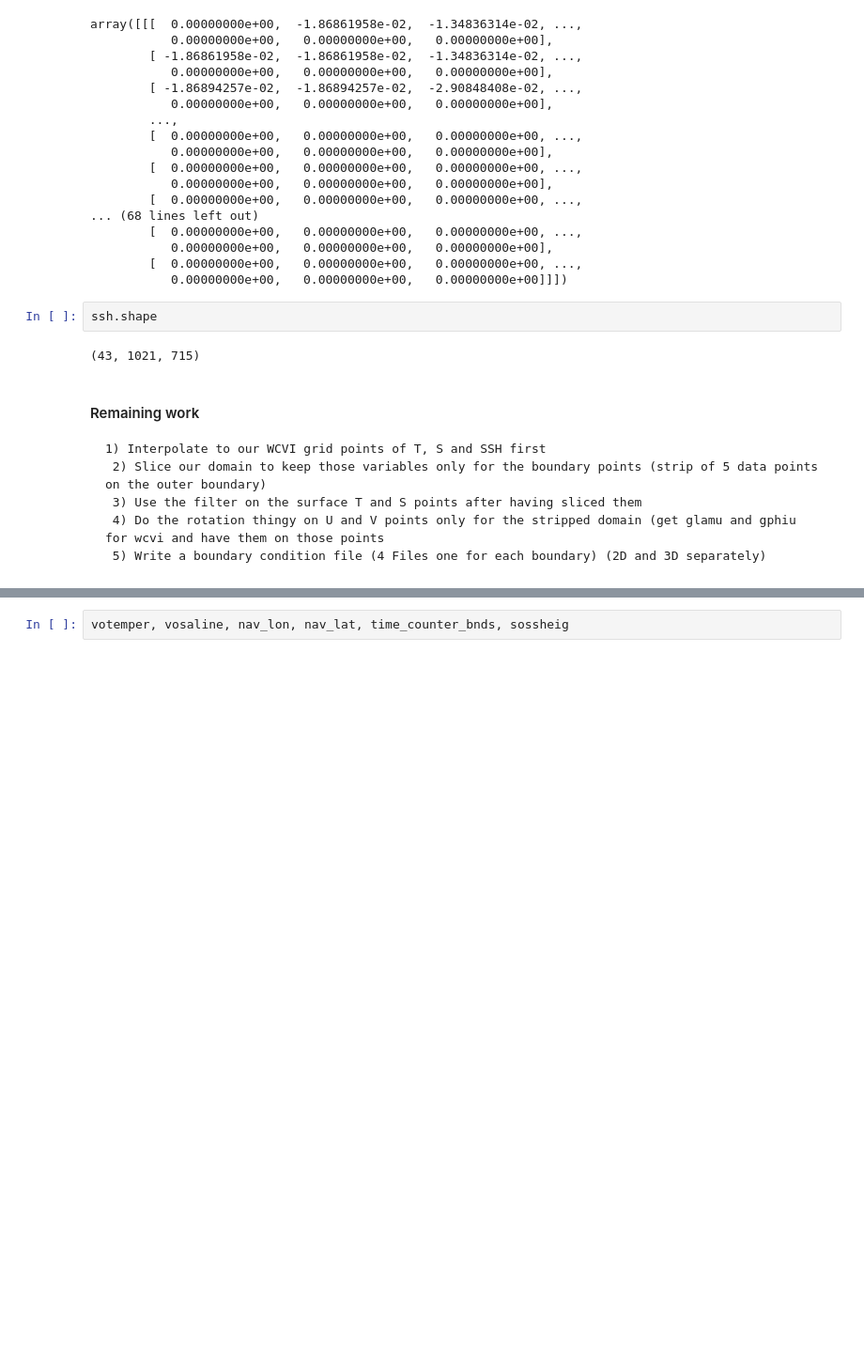
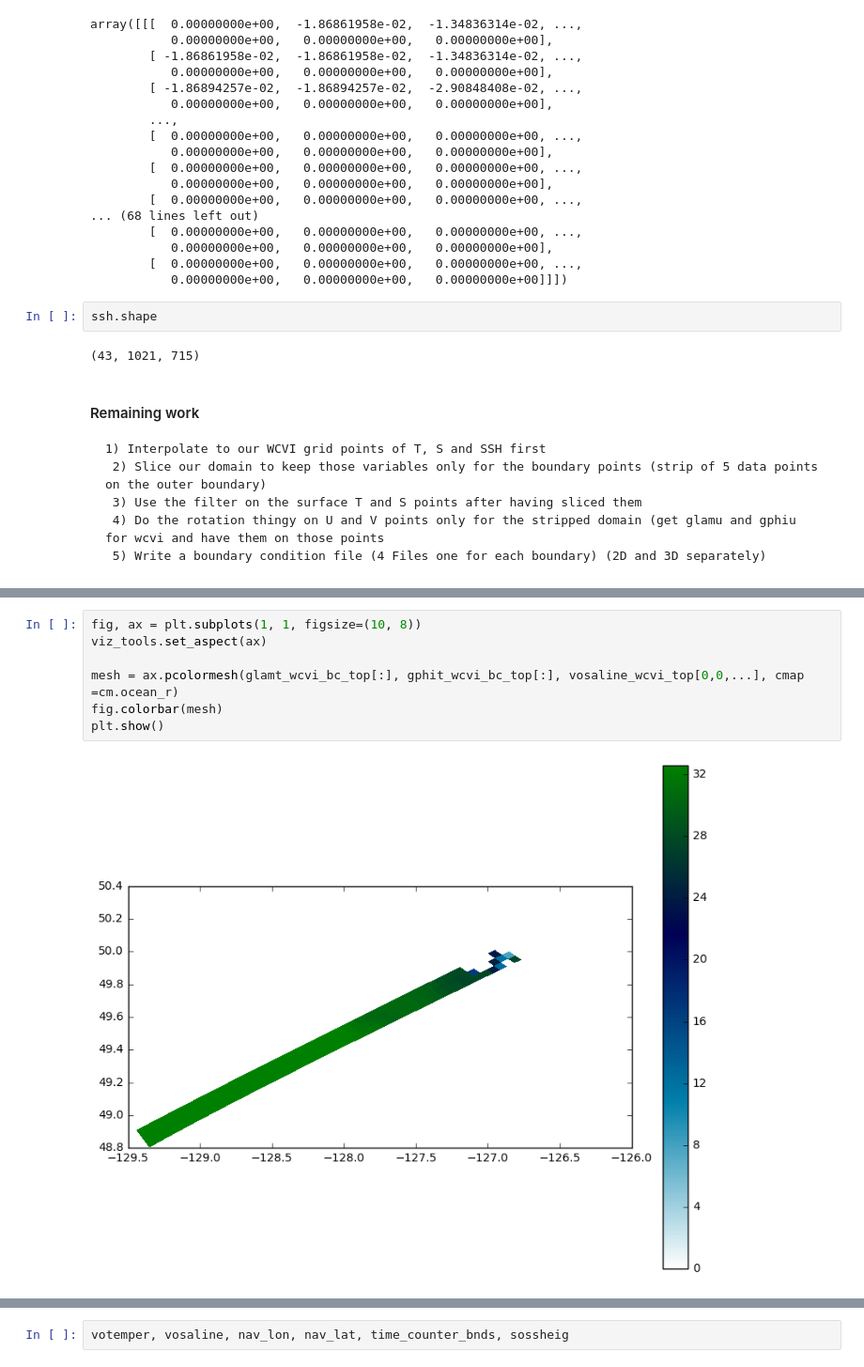
Before and after one commit to UBC-MOAD/wcvi, a Jupyter notebook: grid/Making_lateral_boundaries.ipynb, the cells around one changed output, grey strips where cells are left out. Shown at 94% size. Cells and saved outputs as stored; diff of their text form; blank space fills up the shorter version.

```diff
--- a/grid/Making_lateral_boundaries.ipynb
+++ b/grid/Making_lateral_boundaries.ipynb
@@ -350,0 +417,9 @@ ssh.shape
+# %%
+fig, ax = plt.subplots(1, 1, figsize=(10, 8))
+viz_tools.set_aspect(ax)
+
+mesh = ax.pcolormesh(glamt_wcvi_bc_top[:], gphit_wcvi_bc_top[:], vosaline_wcvi_top[0,0,...], cmap =cm.ocean_r)
+fig.colorbar(mesh)
+plt.show()
+# %% [output]
+[figure, added]
```
Also changed, not shown: parts of 52 cells of this notebook.
